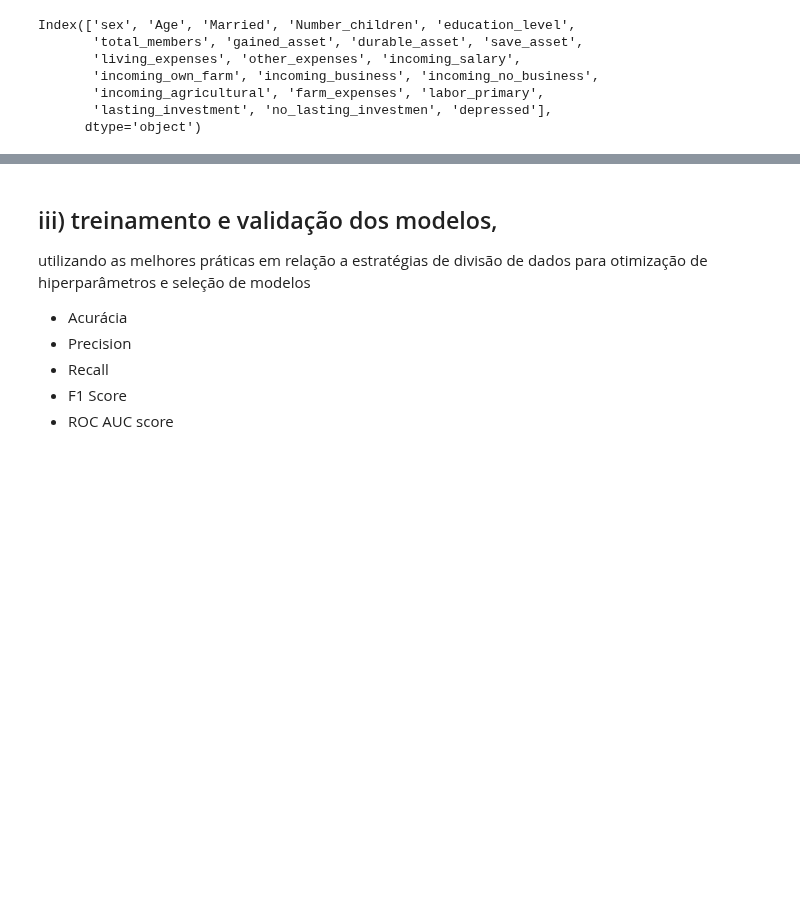
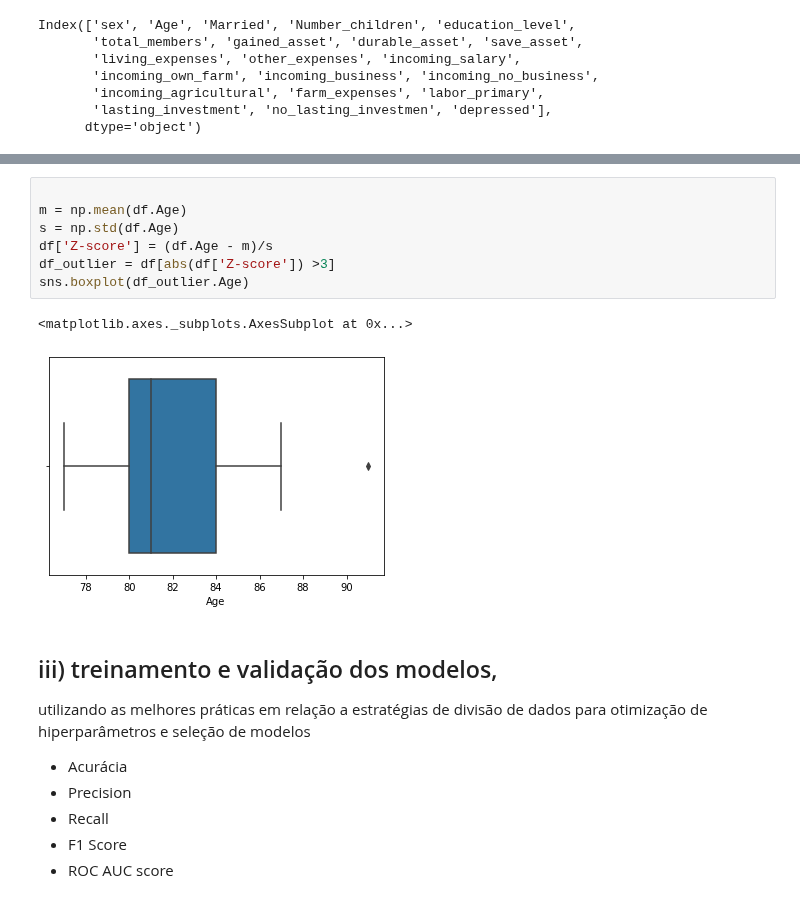
Before and after one commit to kaline/TrabalhoFinalML, a Jupyter notebook: dataset.ipynb, the cells around one changed output, grey strips where cells are left out. Drawn from its saved outputs; the diff is of its cells as text; blank space fills up the shorter version.

```diff
--- a/dataset.ipynb
+++ b/dataset.ipynb
@@ -504,3 +514,13 @@ Index(['sex', 'Age', 'Married', 'Number_children', 'education_level',
+# %%
+
+m = np.mean(df.Age)
+s = np.std(df.Age)
+df['Z-score'] = (df.Age - m)/s
+df_outlier = df[abs(df['Z-score']) >3]
+sns.boxplot(df_outlier.Age)
+# %% [output]
+<matplotlib.axes._subplots.AxesSubplot at 0x...>
+[figure, added]
 # %% [markdown]
 ## iii) treinamento e validação dos modelos,
 utilizando as melhores práticas em relação a estratégias de divisão de dados para otimização de hiperparâmetros e
```
Also changed, not shown: parts of 2 cells of this notebook.
